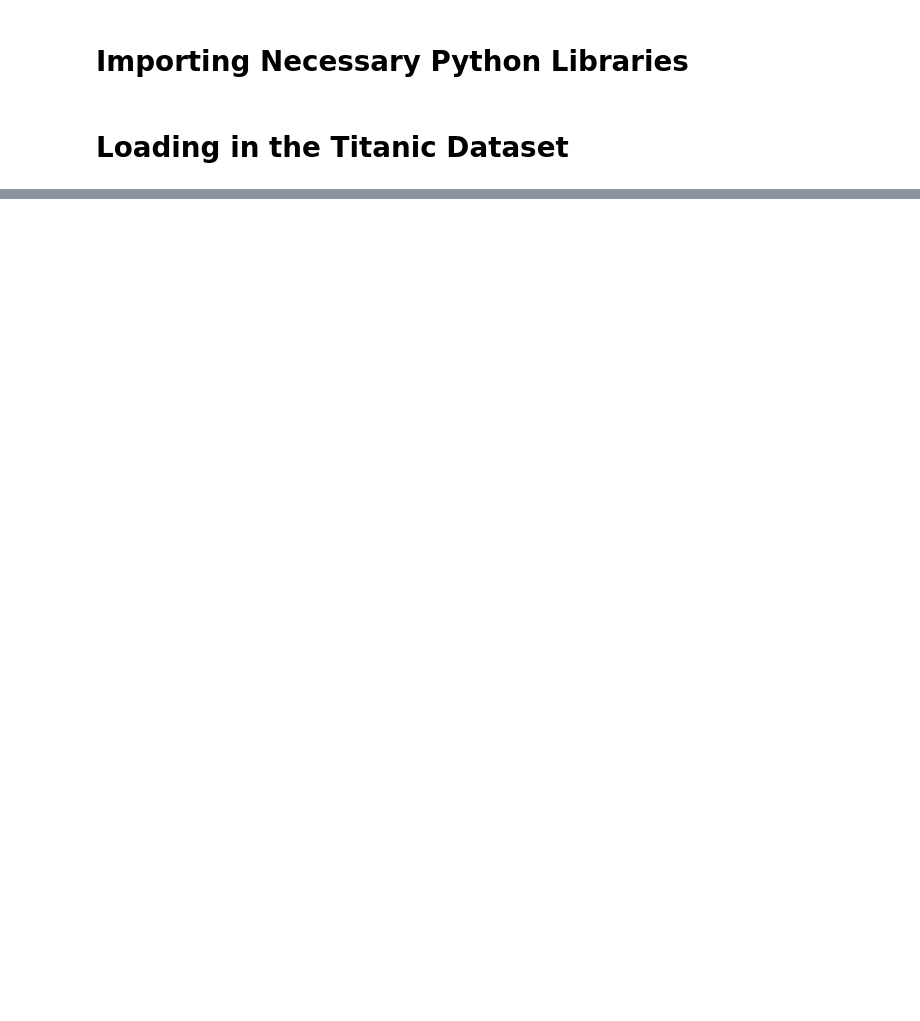
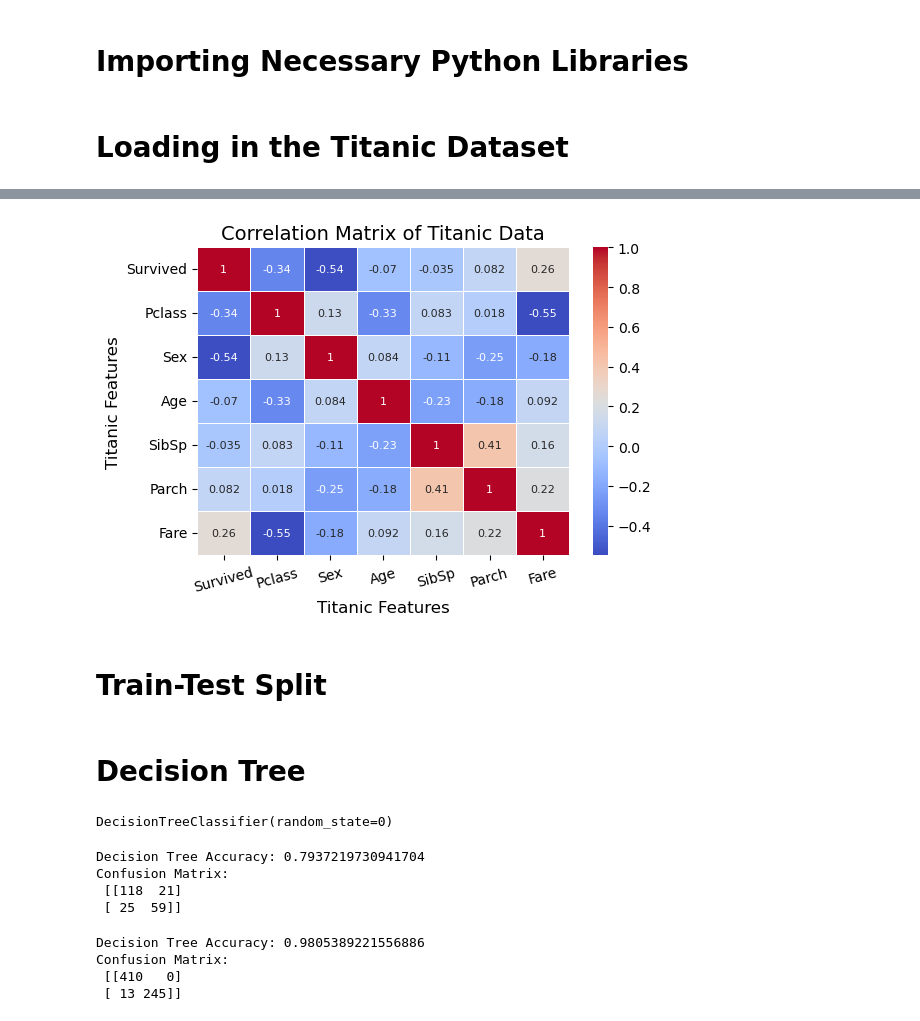
Before and after one commit to rachek253/CS_315_Group_Project, a Jupyter notebook: CS315_GroupProject.ipynb, the cells around one changed output, grey strips where cells are left out. Saved outputs shown, nothing was run; the diff lists cells and outputs as text; code cells hidden in the pictures; blank space fills up the shorter version.

```diff
--- a/CS315_GroupProject.ipynb
+++ b/CS315_GroupProject.ipynb
@@ -38,0 +42,4 @@ titanic_data.head(10)
+# %%
+# Fill missing values for 'Age' column using the mean values
+titanic_data['Age'].fillna(titanic_data['Age'].mean(), inplace = True);
+titanic_data.head(10)
@@ -38,0 +64,4 @@ titanic_data.head(10)
+# %%
+## viewing the first 10 entries in the Titanic dataset
+titanic_data['Sex'] = titanic_data['Sex'].map({'female': 0, 'male': 1})
+titanic_data.head(10)
@@ -38,0 +80,3 @@ titanic_data.head(10)
+# %%
+titanic_data.drop(['PassengerId', 'Name', 'Ticket', 'Cabin', 'Embarked'], axis = 1, inplace = True)
+titanic_data.head(10)
@@ -38,0 +95,15 @@ titanic_data.head(10)
+# %%
+correlation_matrix = titanic_data.corr()
+
+## plotting a heatmap
+plt.figure(figsize = (6,4))
+sns.heatmap(correlation_matrix, cmap = 'coolwarm', linewidths = 0.5, fmt = '.2g', annot = True, annot_kws = {"size": 8})
+plt.title('Correlation Matrix of Titanic Data', fontsize = 14)
+plt.xticks(rotation=15)
+plt.xlabel('Titanic Features', fontsize = 12)
+plt.ylabel('Titanic Features', fontsize = 12)
+plt.show()
+# %% [output]
+[figure, added]
+# %% [markdown]
+# Train-Test Split
@@ -38,0 +115,26 @@ titanic_data.head(10)
+# %% [markdown]
+# Decision Tree
+# %%
+decision_tree_titanic = DecisionTreeClassifier(random_state = 0)
+decision_tree_titanic.fit(x_train, y_train)
+# %% [output]
+DecisionTreeClassifier(random_state=0)
+# %%
+# Predict and evaluate on validation set
+y_pred_dt = decision_tree_titanic.predict(x_test)
+print('Decision Tree Accuracy:', accuracy_score(y_test, y_pred_dt))
+print('Confusion Matrix:\n', confusion_matrix(y_test, y_pred_dt))
+# %% [output]
+Decision Tree Accuracy: 0.7937219730941704
+Confusion Matrix:
+ [[118  21]
+ [ 25  59]]
+# %%
+y_pred_dt = decision_tree_titanic.predict(x_train)
+print('Decision Tree Accuracy:', accuracy_score(y_train, y_pred_dt))
+print('Confusion Matrix:\n', confusion_matrix(y_train, y_pred_dt))
+# %% [output]
+Decision Tree Accuracy: 0.9805389221556886
+Confusion Matrix:
+ [[410   0]
+ [ 13 245]]
```
Also changed, not shown: parts of 10 cells of this notebook.
